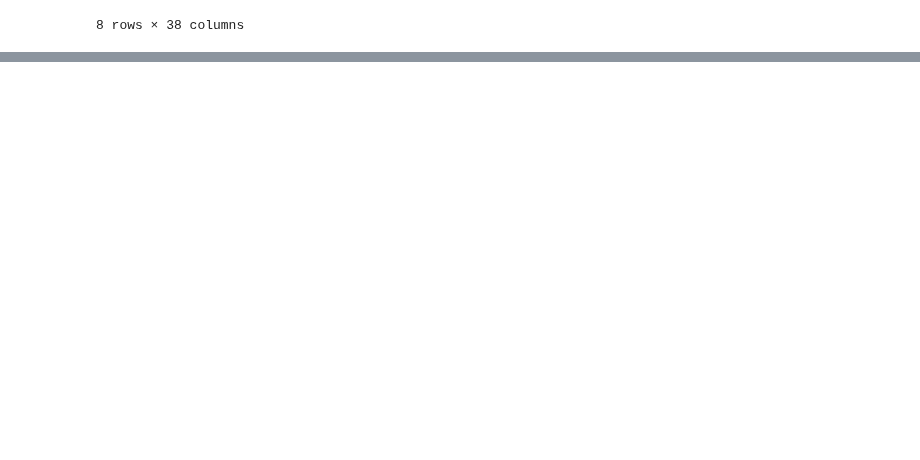
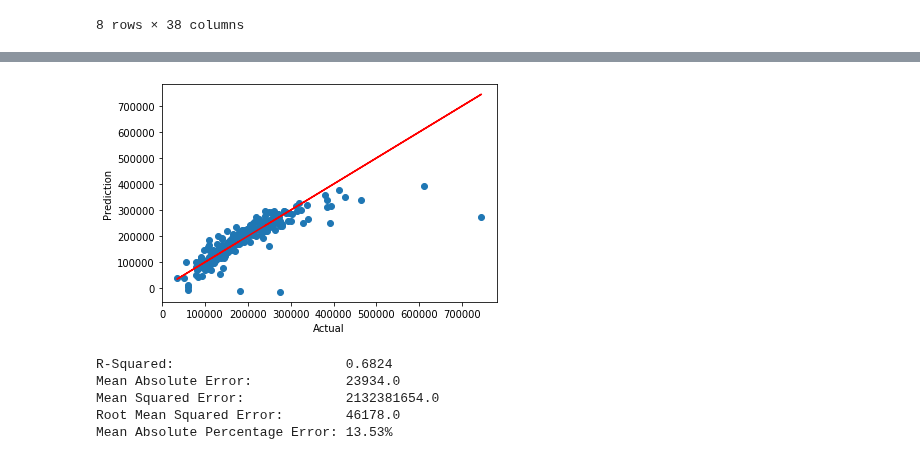
Before and after one commit to timcopelandoh/thinkful, a Jupyter notebook: Module 18 - Supervised Learning - Regression/18.8 - Regression Challenge.ipynb, the cells around one changed output, grey strips where cells are left out. Drawn from its saved outputs; the diff is of its cells as text; code cells hidden in the pictures; blank space fills up the shorter version.

```diff
--- a/Module 18 - Supervised Learning - Regression/18.8 - Regression Challenge.ipynb
+++ b/Module 18 - Supervised Learning - Regression/18.8 - Regression Challenge.ipynb
@@ -53,0 +110,13 @@ datetime.datetime(2005, 1, 1, 0, 0)
+# %%
+ridge = RidgeCV(alphas=alphas)
+ridge = ridge.fit(X_train_2, y_train)
+y_pred_3 = ridge.predict(X_test_2)
+
+display_results(y_test, y_pred_3)
+# %% [output]
+[figure, added]
+R-Squared:                      0.6824
+Mean Absolute Error:            23934.0
+Mean Squared Error:             2132381654.0
+Root Mean Squared Error:        46178.0
+Mean Absolute Percentage Error: 13.53%
```
Also changed, not shown: parts of 14 cells of this notebook.
